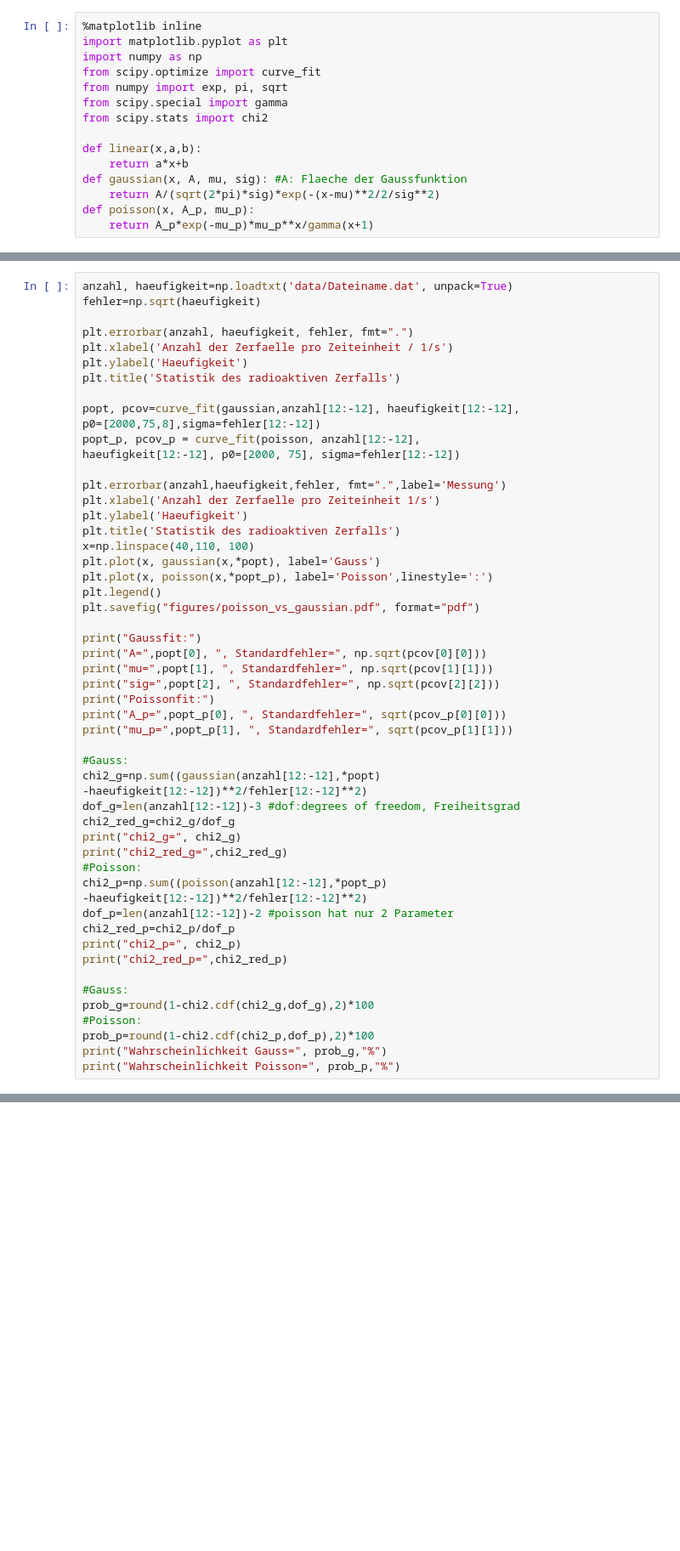
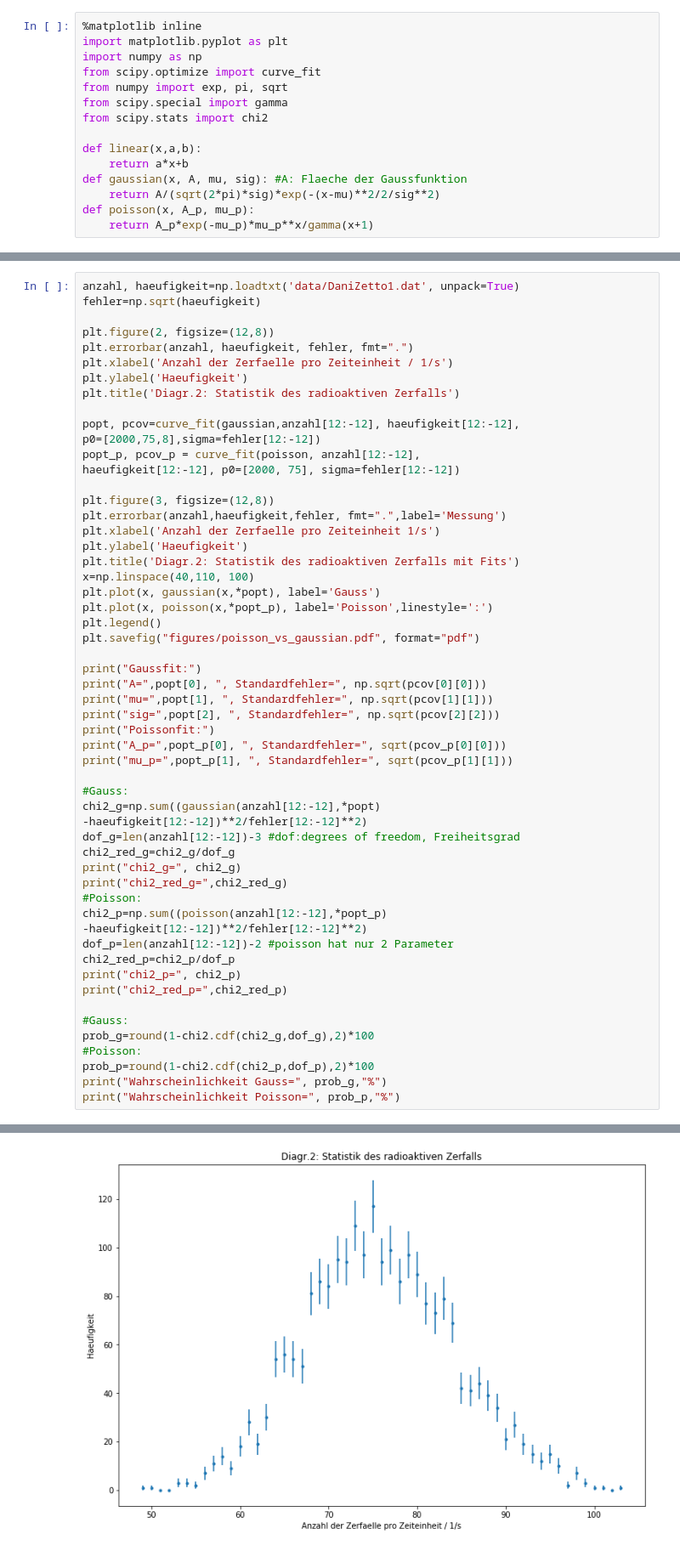
Before and after one commit to Intergalakti/Versuch-251, a Jupyter notebook: Versuch 251 - Statistik.ipynb, the cells around one changed output, grey strips where cells are left out. Shown at 85% size. Cells and saved outputs as stored; diff of their text form; blank space fills up the shorter version.

```diff
--- a/Versuch 251 - Statistik.ipynb
+++ b/Versuch 251 - Statistik.ipynb
@@ -55,21 +50,23 @@ Steigung Plateaubereich (3 min): 5.555555555555556e-05 1/Vs, Fehler 9.6225044864
 # %%
-anzahl, haeufigkeit=np.loadtxt('data/Dateiname.dat', unpack=True)
+anzahl, haeufigkeit=np.loadtxt('data/DaniZetto1.dat', unpack=True)
 fehler=np.sqrt(haeufigkeit)
 
+plt.figure(2, figsize=(12,8))
 plt.errorbar(anzahl, haeufigkeit, fehler, fmt=".")
 plt.xlabel('Anzahl der Zerfaelle pro Zeiteinheit / 1/s')
 plt.ylabel('Haeufigkeit')
-plt.title('Statistik des radioaktiven Zerfalls')
+plt.title('Diagr.2: Statistik des radioaktiven Zerfalls')
 
 popt, pcov=curve_fit(gaussian,anzahl[12:-12], haeufigkeit[12:-12],
 p0=[2000,75,8],sigma=fehler[12:-12])
 popt_p, pcov_p = curve_fit(poisson, anzahl[12:-12],
 haeufigkeit[12:-12], p0=[2000, 75], sigma=fehler[12:-12])
 
+plt.figure(3, figsize=(12,8))
 plt.errorbar(anzahl,haeufigkeit,fehler, fmt=".",label='Messung')
 plt.xlabel('Anzahl der Zerfaelle pro Zeiteinheit 1/s')
 plt.ylabel('Haeufigkeit')
-plt.title('Statistik des radioaktiven Zerfalls')
+plt.title('Diagr.2: Statistik des radioaktiven Zerfalls mit Fits')
 x=np.linspace(40,110, 100)
 plt.plot(x, gaussian(x,*popt), label='Gauss')
 plt.plot(x, poisson(x,*popt_p), label='Poisson',linestyle=':')
@@ -109,0 +119 @@ OSError: data/Dateiname.dat not found.
+[figure, added]
```
Also changed, not shown: parts of 3 cells of this notebook.
